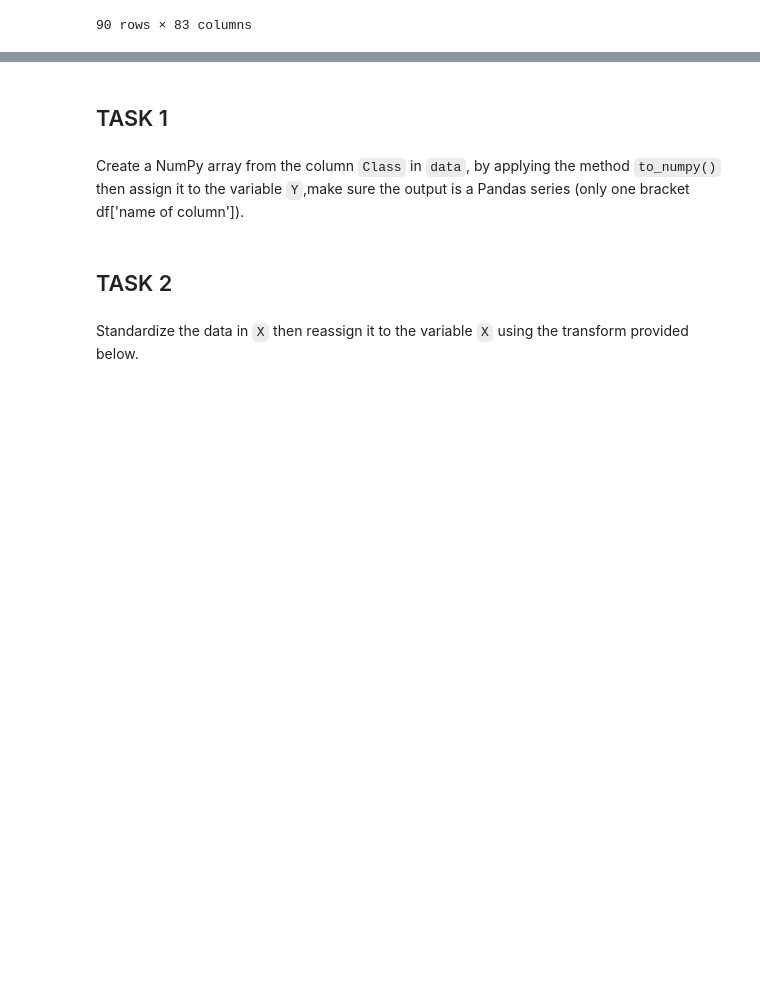
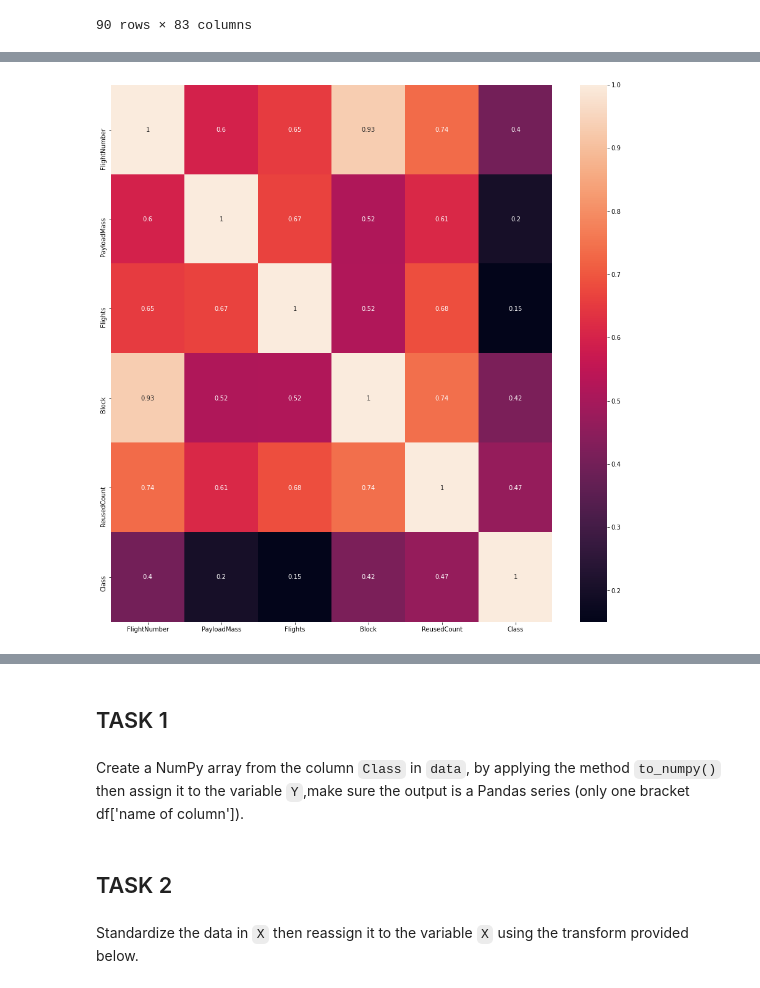
Before and after one commit to claudiohfg/ibm_space_y, a Jupyter notebook: Space_Y_006_Machine_Learning_Prediction.ipynb, the cells around one changed output, grey strips where cells are left out. Cells and saved outputs as stored; diff of their text form; code cells hidden in the pictures; blank space fills up the shorter version.

```diff
--- a/Space_Y_006_Machine_Learning_Prediction.ipynb
+++ b/Space_Y_006_Machine_Learning_Prediction.ipynb
@@ -116,0 +133,13 @@ X.head(100)
+# %%
+df = X[[col for col in X.columns if '_' not in col]].copy()
+df['Class'] = data['Class']
+
+df_corr = df.corr()
+
+fig, ax = plt.subplots(figsize=(16, 16))
+g = sns.heatmap(
+    df_corr, annot=True
+)
+plt.show()
+# %% [output]
+[figure, added]
```
Also changed, not shown: parts of 6 cells of this notebook.
